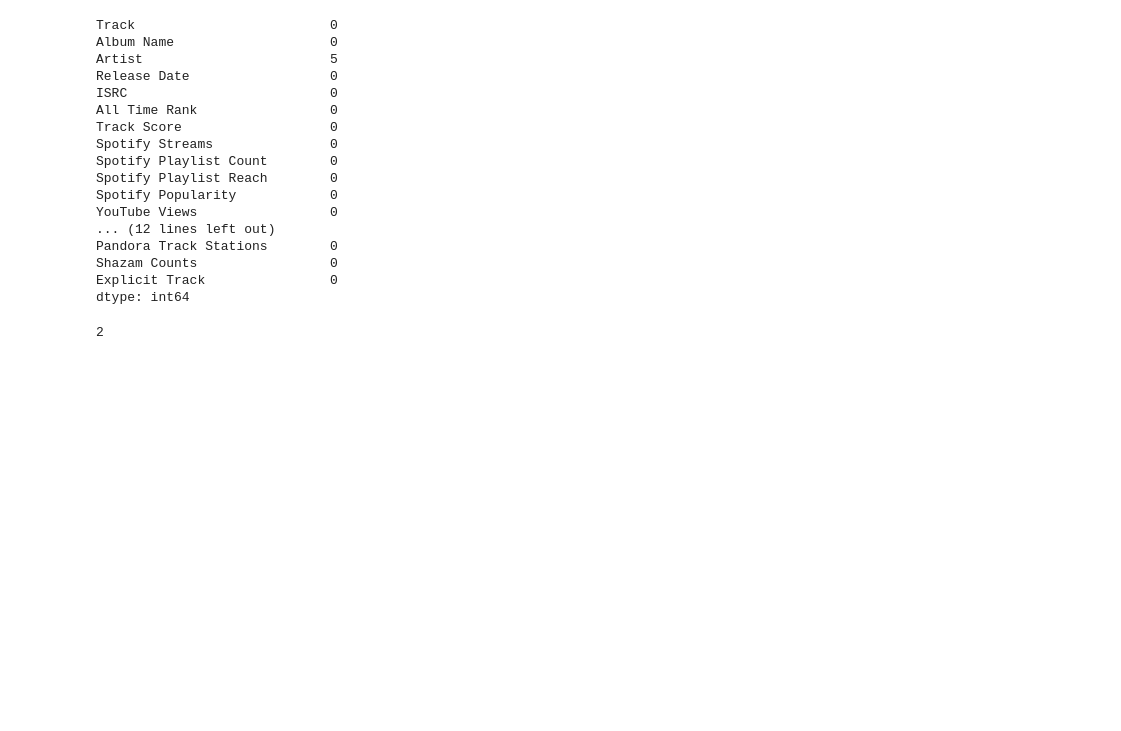
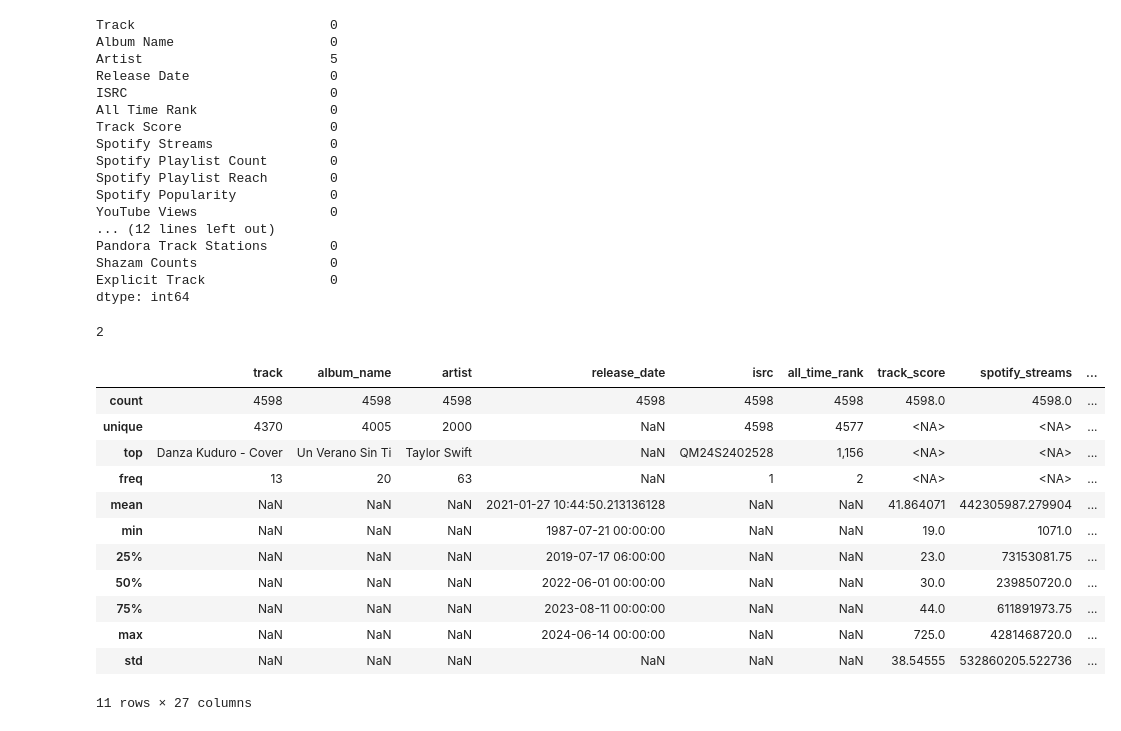
Before and after one commit to nlicari1/Songs_Streamed_2024, a Jupyter notebook: streamed_songs.ipynb, the cells around one changed output. Saved outputs shown, nothing was run; the diff lists cells and outputs as text; code cells hidden in the pictures; blank space fills up the shorter version.

```diff
--- a/streamed_songs.ipynb
+++ b/streamed_songs.ipynb
@@ -121,3 +136,20 @@ df.drop_duplicates(inplace=True)
 #change columns names and then make sure dates are correct
 df.columns = df.columns.str.strip().str.lower().str.replace(" ", "_")
 df["release_date"] = pd.to_datetime(df["release_date"])
+# %%
+#starting EDA
+df.describe(include="all")
+# %% [output]
+|  | track | album_name | artist | release_date | isrc | all_time_rank | track_score | spotify_streams | ... |
+| count | 4598 | 4598 | 4598 | 4598 | 4598 | 4598 | 4598.0 | 4598.0 | ... |
+| unique | 4370 | 4005 | 2000 | NaN | 4598 | 4577 | <NA> | <NA> | ... |
+| top | Danza Kuduro - Cover | Un Verano Sin Ti | Taylor Swift | NaN | QM24S2402528 | 1,156 | <NA> | <NA> | ... |
+| freq | 13 | 20 | 63 | NaN | 1 | 2 | <NA> | <NA> | ... |
+| mean | NaN | NaN | NaN | 2021-01-27 10:44:50.213136128 | NaN | NaN | 41.864071 | 442305987.279904 | ... |
+| min | NaN | NaN | NaN | 1987-07-21 00:00:00 | NaN | NaN | 19.0 | 1071.0 | ... |
+| 25% | NaN | NaN | NaN | 2019-07-17 06:00:00 | NaN | NaN | 23.0 | 73153081.75 | ... |
+| 50% | NaN | NaN | NaN | 2022-06-01 00:00:00 | NaN | NaN | 30.0 | 239850720.0 | ... |
+| 75% | NaN | NaN | NaN | 2023-08-11 00:00:00 | NaN | NaN | 44.0 | 611891973.75 | ... |
+| max | NaN | NaN | NaN | 2024-06-14 00:00:00 | NaN | NaN | 725.0 | 4281468720.0 | ... |
+| std | NaN | NaN | NaN | NaN | NaN | NaN | 38.54555 | 532860205.522736 | ... |
+11 rows × 27 columns
```
Also changed, not shown: parts of 10 cells of this notebook.
